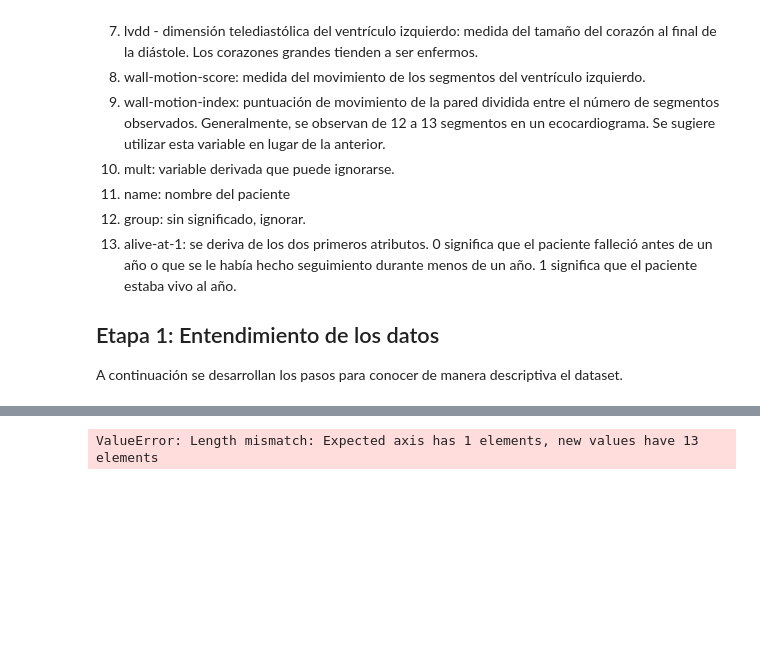
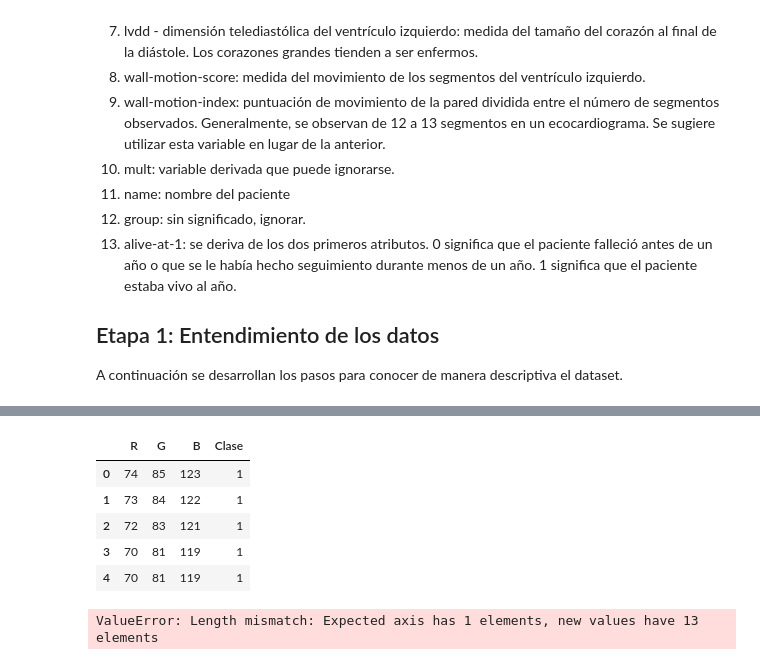
Before and after one commit to marioleandrovanegas/Entrega3U1, a Jupyter notebook: MD/Grupo6_Unidad1_Modulo3.ipynb, the cells around one changed output, grey strips where cells are left out. Cells and saved outputs as stored; diff of their text form; code cells hidden in the pictures; blank space fills up the shorter version.

```diff
--- a/MD/Grupo6_Unidad1_Modulo3.ipynb
+++ b/MD/Grupo6_Unidad1_Modulo3.ipynb
@@ -48,3 +66,15 @@ A continuación se desarrollan los pasos para conocer de manera descriptiva el d
+# %%
+df = pd.read_csv("/content/Entrega3U1/Skin_NonSkin.txt", delim_whitespace= True, header = None)
+#Asignamos los nomobres de las columnas según recomendación de los autores de la base de datos.
+df.columns = ["R","G","B","Clase"]
+df.head()
+# %% [output]
+|  | R | G | B | Clase |
+| 0 | 74 | 85 | 123 | 1 |
+| 1 | 73 | 84 | 122 | 1 |
+| 2 | 72 | 83 | 121 | 1 |
+| 3 | 70 | 81 | 119 | 1 |
+| 4 | 70 | 81 | 119 | 1 |
 # %%
 # Carga de librerías y lectura del archivo que contiene los datos
 
```
Also changed, not shown: parts of 3 cells of this notebook.
